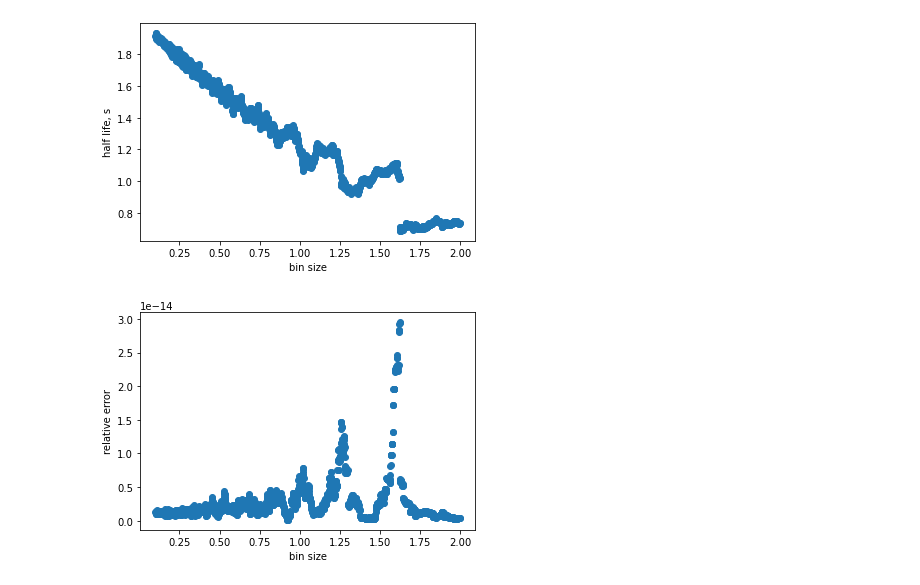
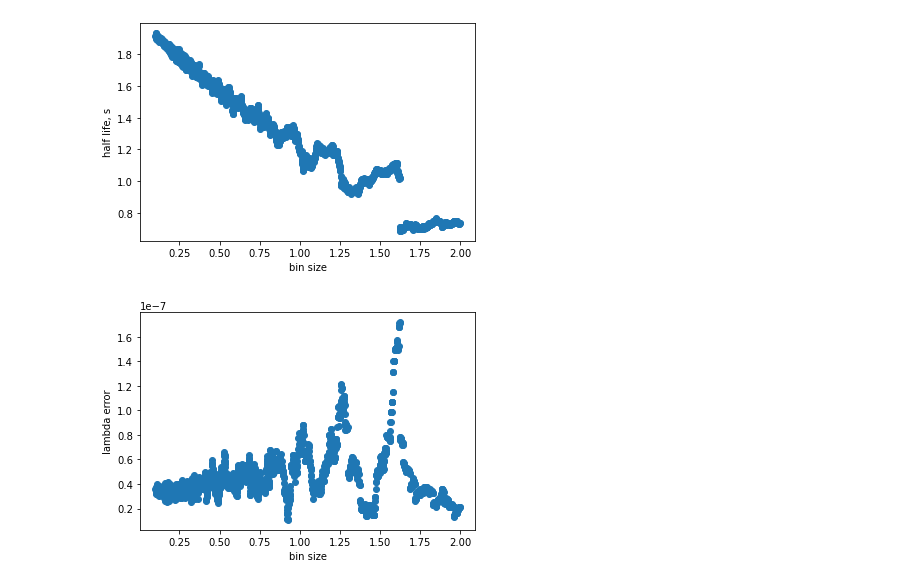
Before and after one commit to siberianisaev/NeutronBarrel, a Jupyter notebook: Python/times.ipynb, the cells around one changed output. Saved outputs shown, nothing was run; the diff lists cells and outputs as text; code cells hidden in the pictures.

Commit message:
Schmidt fit param errors

```diff
--- a/Python/times.ipynb
+++ b/Python/times.ipynb
@@ -76,21 +86,15 @@ yy1 = []
 zz1 = []
 for i in range(100, 2000, 1):
     b = i / 1000
-#     print("bin_size: ", b)
     counts1, bins1, bars1 = plt.hist(times_ln.astype('float'), bins=np.arange(10.5, 17.0, step=b), color='black')
     x1 = bins1
     y1 = np.append(counts1, 0)
     popt1, pcov1 = optimize.curve_fit(func, x1, y1, [lam_approx, sf * b])
     hl1 = 1/popt1[0]
-    err1 = pcov1[0][0]
-#     print("T1/2: ", hl1)
-#     print("Err: ", err1)
+    err1 = fit_param_errors(pcov1)[0]
     xx1 = np.append(xx1, b)
     yy1 = np.append(yy1, hl1/1000000)
     zz1 = np.append(zz1, err1)
-
-# print(xx1)
-# print(yy1)
 # %% [output]
 [figure]
 # %%
@@ -103,7 +107,7 @@ plt.show()
 # %%
 plt.plot(xx1, zz1, "o", label='test bins')
 plt.xlabel('bin size')
-plt.ylabel('relative error')
+plt.ylabel('lambda error')
 plt.show()
 # %% [output]
-[figure, old version]
+[figure, new version]
```
Also changed, not shown: parts of 2 cells of this notebook.
